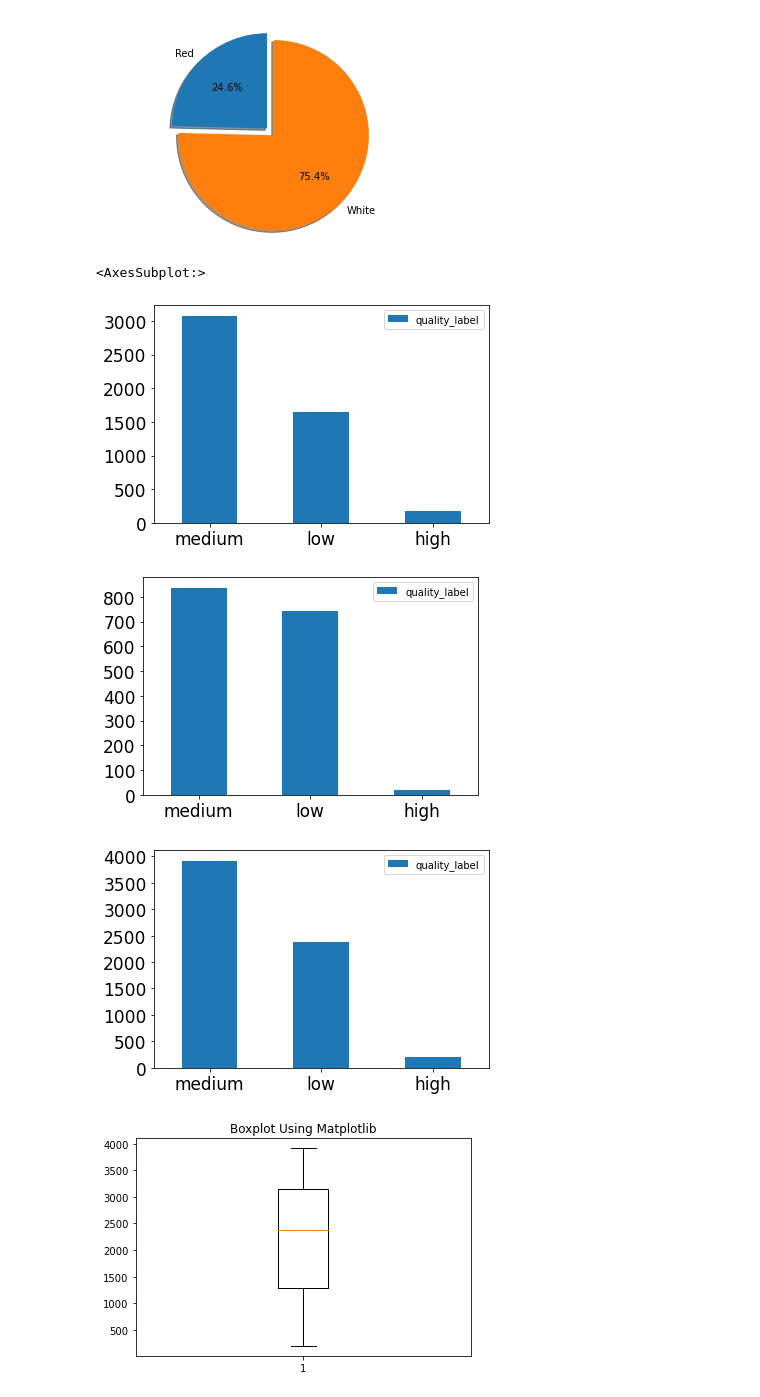
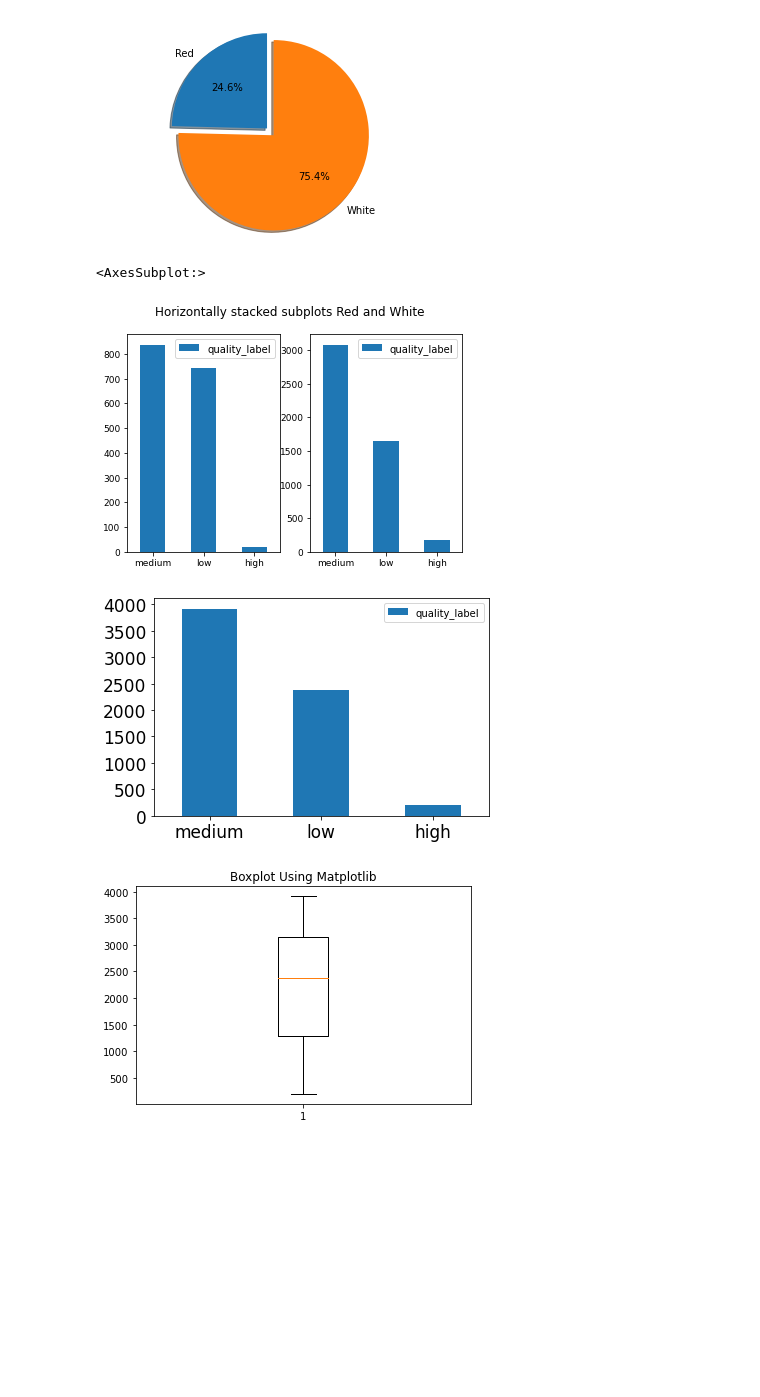
Before and after one commit to Jacopo-Spadon/Wine-not, a Jupyter notebook: Wine not data Wrangling.ipynb, the cells around one changed output. Saved outputs shown, nothing was run; the diff lists cells and outputs as text; code cells hidden in the pictures; blank space fills up the shorter version.

Commit message:
Plot 2

```diff
--- a/Wine not data Wrangling.ipynb
+++ b/Wine not data Wrangling.ipynb
@@ -112,19 +112,26 @@ red         1599
 # %%
 # Plot to show the distribution of qualities
 
 
+
 quality_red=pd.DataFrame(data=(red_df['quality_label'].value_counts()))
 quality_white=pd.DataFrame(data=(white_df['quality_label'].value_counts()))
-quality=pd.DataFrame(data=(wines['quality_label'].value_counts()))
+#quality=pd.DataFrame(data=(wines['quality_label'].value_counts()))
 
-quality_white.plot(y="quality_label", kind="bar", rot=0, fontsize=17)
-quality_red.plot(y="quality_label", kind="bar", rot=0, fontsize=17)
+# quality_red.plot(y="quality_label", kind="bar", rot=0, fontsize=17)
+# quality_white.plot(y="quality_label", kind="bar", rot=0, fontsize=17)
+
+
+figure, axes = plt.subplots(1, 2)
+quality_red.plot(ax=axes[0], kind='bar', rot=0, fontsize=9)
+quality_white.plot(ax=axes[1], kind='bar', rot=0, fontsize=9)
+figure.suptitle('Horizontally stacked subplots Red and White')
+
 quality.plot(y="quality_label", kind="bar", rot=0, fontsize=17)
 # %% [output]
 <AxesSubplot:>
-[figure, old version]
+[figure, new version]
-[figure, old version]
+[figure, new version]
-[figure, removed]
 # %%
 # Boxplot Using Matplotlib
 
```
